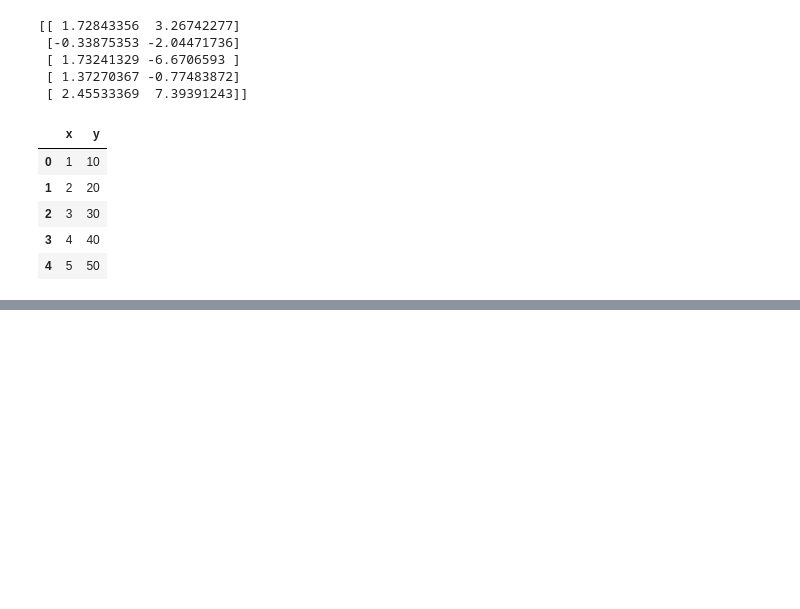
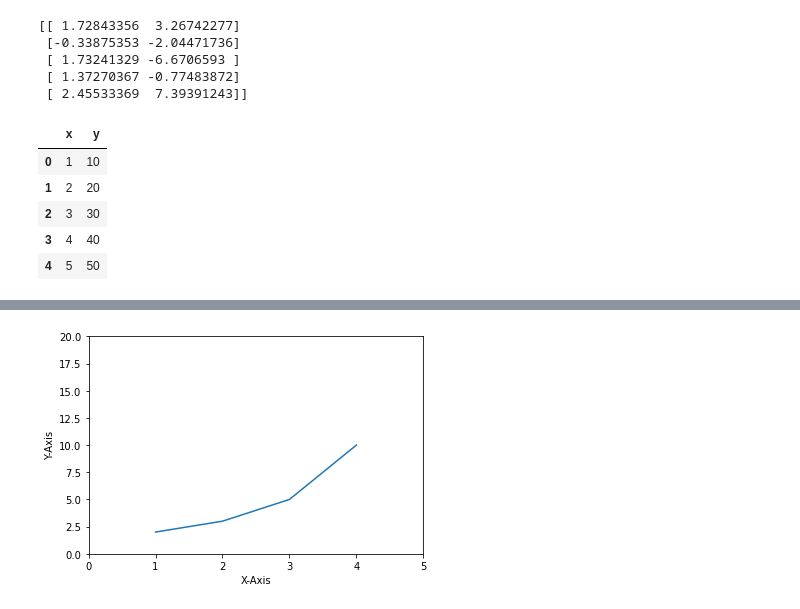
Before and after one commit to jinnnii/bigdata_visualzation_project, a Jupyter notebook: visual/pt01_matplotlib.ipynb, the cells around one changed output, grey strips where cells are left out. Drawn from its saved outputs; the diff is of its cells as text; code cells hidden in the pictures; blank space fills up the shorter version.

```diff
--- a/visual/pt01_matplotlib.ipynb
+++ b/visual/pt01_matplotlib.ipynb
@@ -220,0 +253,11 @@ df
+# %%
+
+plt.plot([1, 2, 3, 4], [2, 3, 5, 10])
+plt.xlabel('X-Axis')
+plt.ylabel('Y-Axis')
+plt.xlim([0, 5])      # X축의 범위: [xmin, xmax]
+plt.ylim([0, 20])     # Y축의 범위: [ymin, ymax]
+plt.axis([0,5,0,20])
+plt.show()
+# %% [output]
+[figure, added]
```
Also changed, not shown: parts of 6 cells of this notebook, 25 other files.
